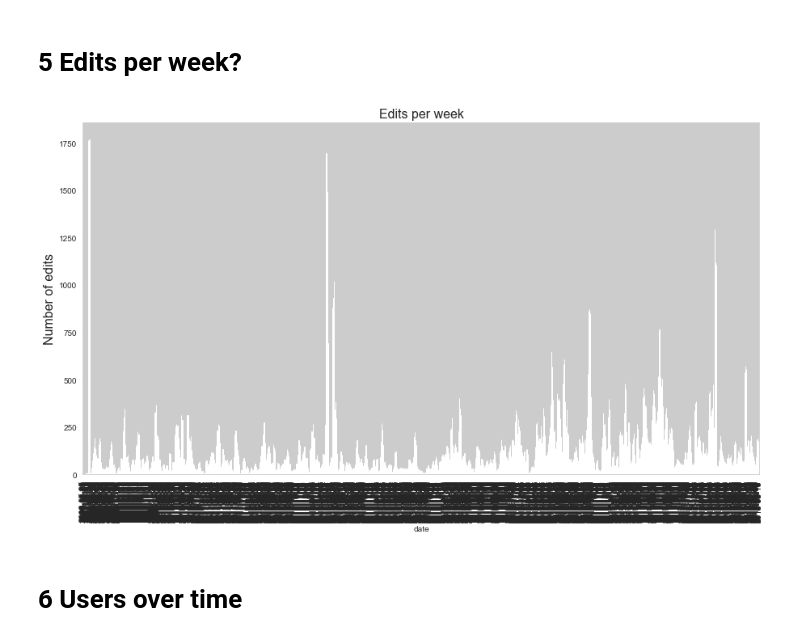
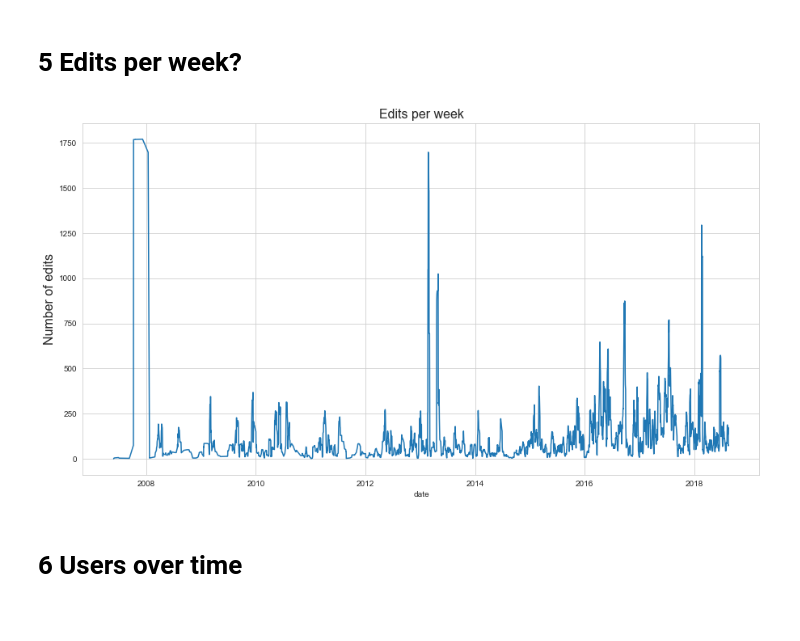
Before and after one commit to jenningsanderson/sotmus-analysis, a Jupyter notebook: analysis/Per-Edit-Analysis.ipynb, the cells around one changed output. Cells and saved outputs as stored; diff of their text form; code cells hidden in the pictures.

```diff
--- a/analysis/Per-Edit-Analysis.ipynb
+++ b/analysis/Per-Edit-Analysis.ipynb
@@ -118,11 +121,11 @@ ax.set_title("Contributors editing per week",fontsize=16);
 # %% [markdown]
 # 5 Edits per week?
 # %%
-ax = df.groupby('date').aggregate({'id':'count'}).rolling(7).mean().plot(kind='bar',figsize=(15,8),legend=None)
+ax = df.groupby('date').aggregate({'id':'count'}).rolling(7).mean().plot(figsize=(15,8),legend=None)
 ax.set_ylabel("Number of edits",fontsize=16)
 ax.set_title("Edits per week",fontsize=16);
 # %% [output]
-[figure, old version]
+[figure, new version]
 # %% [markdown]
 # 6 Users over time
 # %%
```
Also changed, not shown: parts of 20 cells of this notebook, 8 other files.
